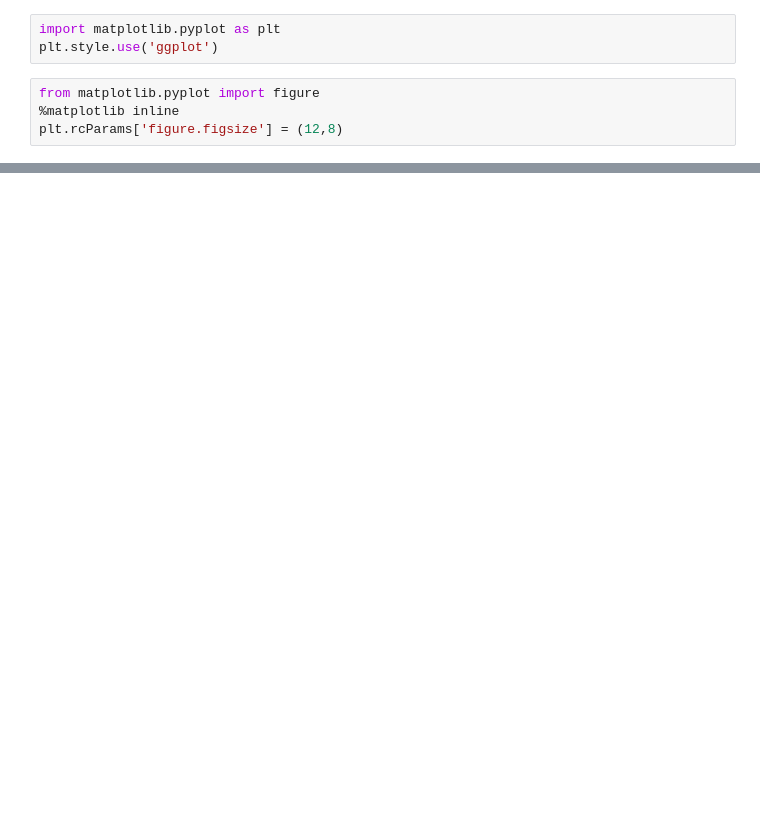
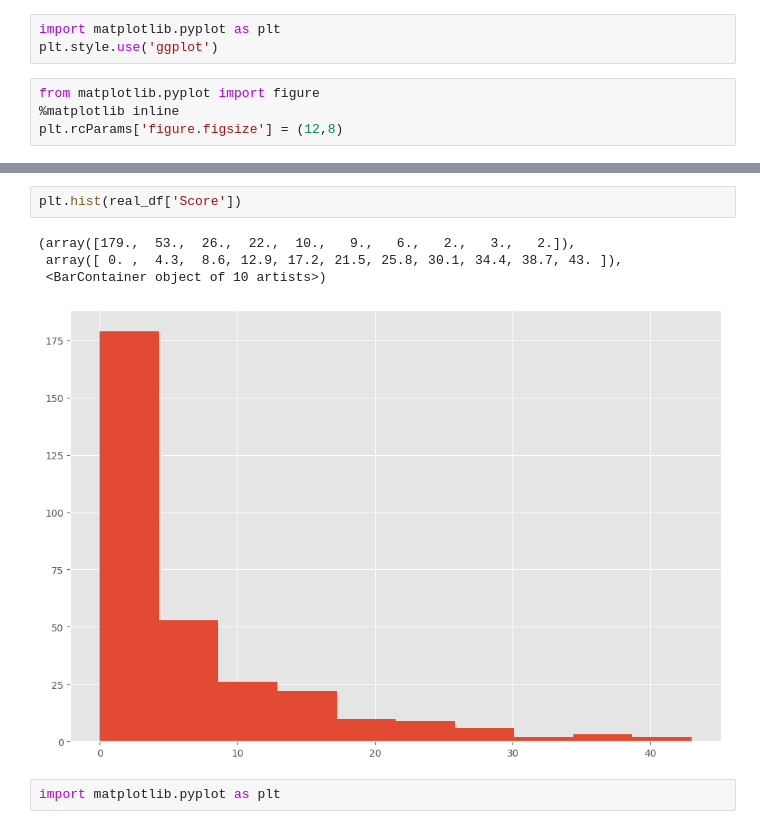
Before and after one commit to Marcotmr/Sustainability-Report-Score, a Jupyter notebook: Indicator_12_6_1_ML_NLP_project_.ipynb, the cells around one changed output, grey strips where cells are left out. Drawn from its saved outputs; the diff is of its cells as text; blank space fills up the shorter version.

```diff
--- a/Indicator_12_6_1_ML_NLP_project_.ipynb
+++ b/Indicator_12_6_1_ML_NLP_project_.ipynb
@@ -381,0 +409,9 @@ sns.regplot(x='Score',y='Financial',data=real_df, scatter_kws={"color":"red"},li
+# %%
+plt.hist(real_df['Score'])
+# %% [output]
+(array([179.,  53.,  26.,  22.,  10.,   9.,   6.,   2.,   3.,   2.]),
+ array([ 0. ,  4.3,  8.6, 12.9, 17.2, 21.5, 25.8, 30.1, 34.4, 38.7, 43. ]),
+ <BarContainer object of 10 artists>)
+[figure, added]
+# %%
+import matplotlib.pyplot as plt
```
Also changed, not shown: parts of 38 cells of this notebook.
